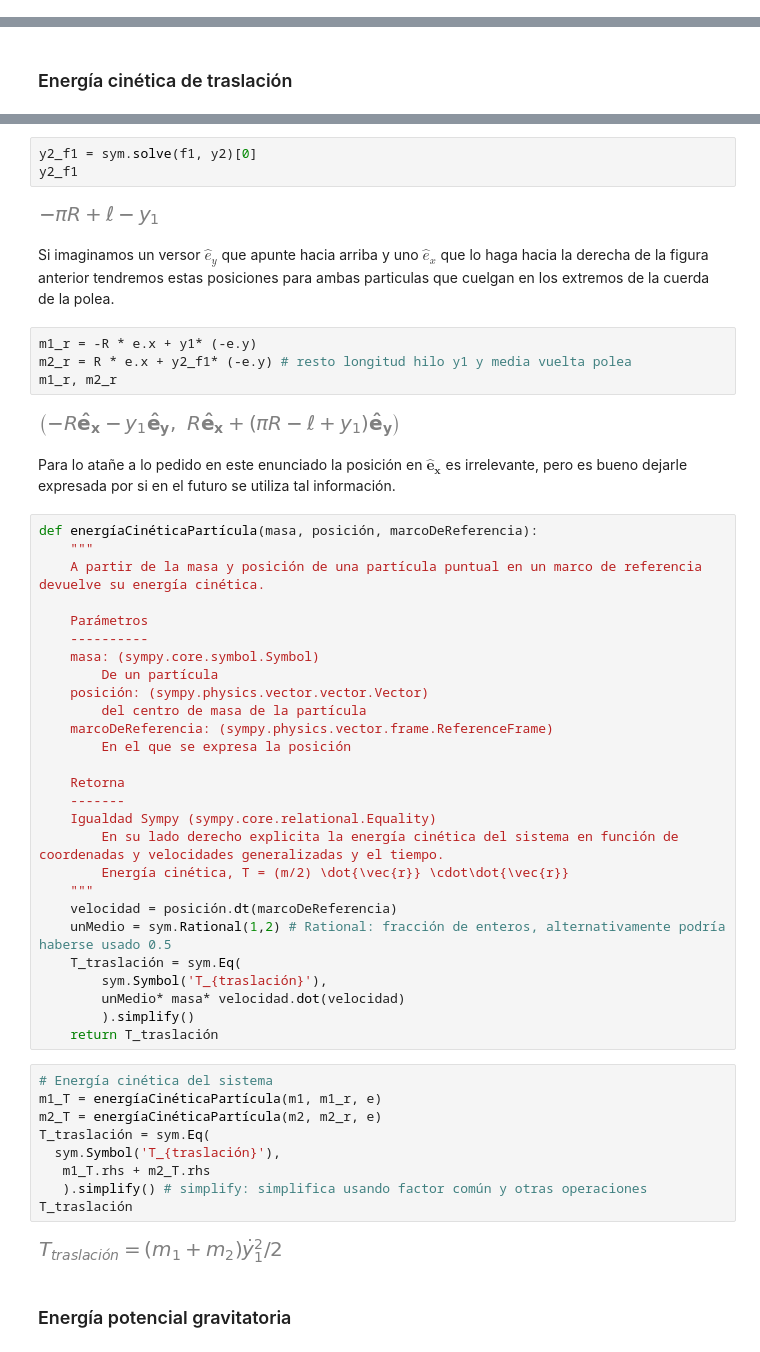
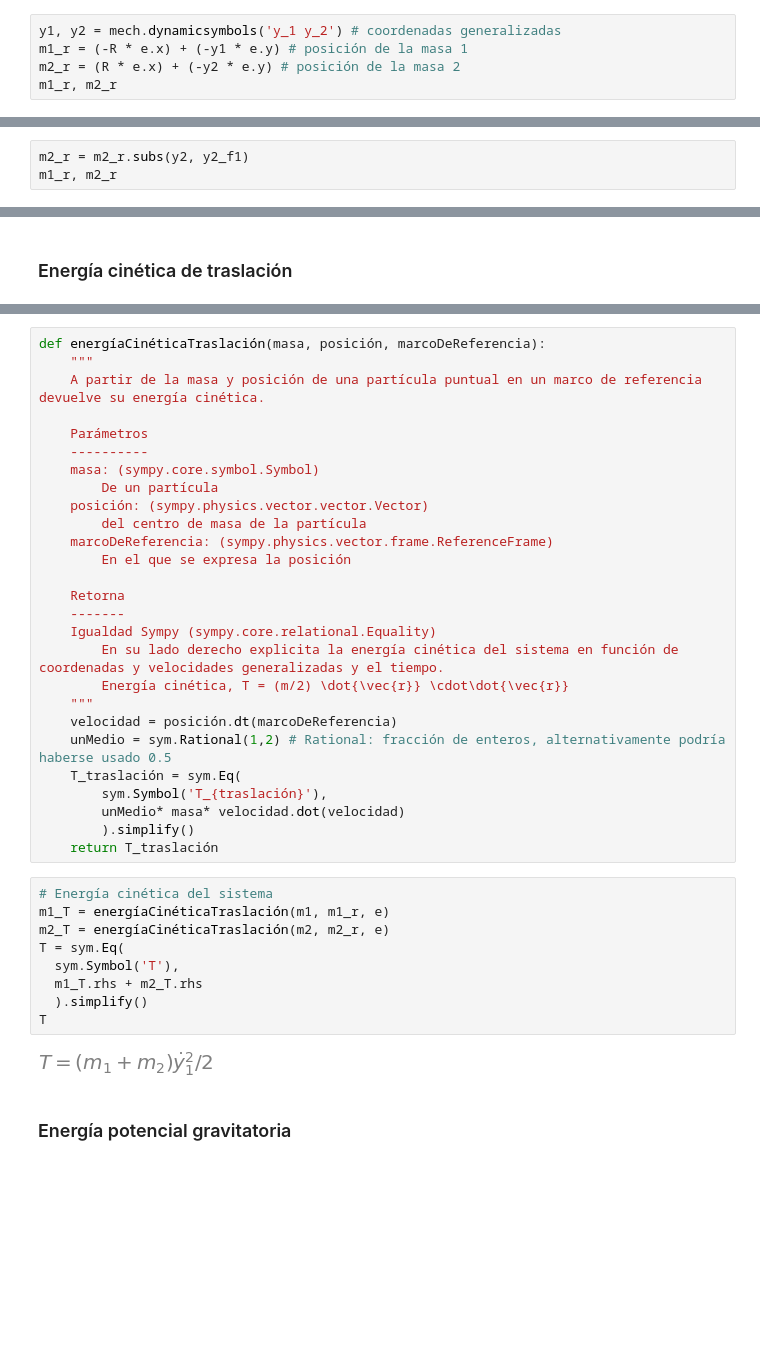
Before and after one commit to bettachini/MecanicaAnaliticaComputacional, a Jupyter notebook: 05Ligaduras/atwoodLigadura.ipynb, the cells around one changed output, grey strips where cells are left out. Drawn from its saved outputs; the diff is of its cells as text; blank space fills up the shorter version.

```diff
--- a/05Ligaduras/atwoodLigadura.ipynb
+++ b/05Ligaduras/atwoodLigadura.ipynb
@@ -29,0 +36,5 @@ M, R, m1, m2, g, l = sym.symbols('M, R, m_1, m_2, g, \ell', positive=True)
+# %%
+y1, y2 = mech.dynamicsymbols('y_1 y_2') # coordenadas generalizadas
+m1_r = (-R * e.x) + (-y1 * e.y) # posición de la masa 1
+m2_r = (R * e.x) + (-y2 * e.y) # posición de la masa 2
+m1_r, m2_r
@@ -50,0 +78,3 @@ f1
+# %%
+m2_r = m2_r.subs(y2, y2_f1)
+m1_r, m2_r
@@ -60,20 +87,5 @@ Usualmente al conocer la función de ligadura se la aprovecha para despejaría u
-# %%
-y2_f1 = sym.solve(f1, y2)[0]
-y2_f1
-# %% [output]
-[figure, removed]
-# %% [markdown]
-Si imaginamos un versor $\hat{e}_y$ que apunte hacia arriba y uno $\hat{e}_x$ que lo haga hacia la derecha de la figura anterior tendremos estas posiciones para ambas particulas que cuelgan en los extremos de la cuerda de la polea.
-# %%
-m1_r = -R * e.x + y1* (-e.y)
-m2_r = R * e.x + y2_f1* (-e.y) # resto longitud hilo y1 y media vuelta polea
-m1_r, m2_r
-# %% [output]
-[figure, removed]
-# %% [markdown]
-Para lo atañe a lo pedido en este enunciado la posición en $\mathbf{\hat{e}_x}$ es irrelevante, pero es bueno dejarle expresada por si en el futuro se utiliza tal información.
 # %%
-def energíaCinéticaPartícula(masa, posición, marcoDeReferencia):
+def energíaCinéticaTraslación(masa, posición, marcoDeReferencia):
     """
     A partir de la masa y posición de una partícula puntual en un marco de referencia devuelve su energía cinética.
 
@@ -101,15 +113,15 @@ def energíaCinéticaPartícula(masa, posición, marcoDeReferencia):
     return T_traslación
 # %%
 # Energía cinética del sistema
-m1_T = energíaCinéticaPartícula(m1, m1_r, e)
-m2_T = energíaCinéticaPartícula(m2, m2_r, e)
-T_traslación = sym.Eq(
-  sym.Symbol('T_{traslación}'),
-   m1_T.rhs + m2_T.rhs
-   ).simplify() # simplify: simplifica usando factor común y otras operaciones
-T_traslación
+m1_T = energíaCinéticaTraslación(m1, m1_r, e)
+m2_T = energíaCinéticaTraslación(m2, m2_r, e)
+T = sym.Eq(
+  sym.Symbol('T'),
+  m1_T.rhs + m2_T.rhs
+  ).simplify()
+T
 # %% [output]
-[figure, old version]
+[figure, new version]
 # %% [markdown]
 ### Energía potencial gravitatoria
 # %%
```
Also changed, not shown: parts of 19 cells of this notebook.
